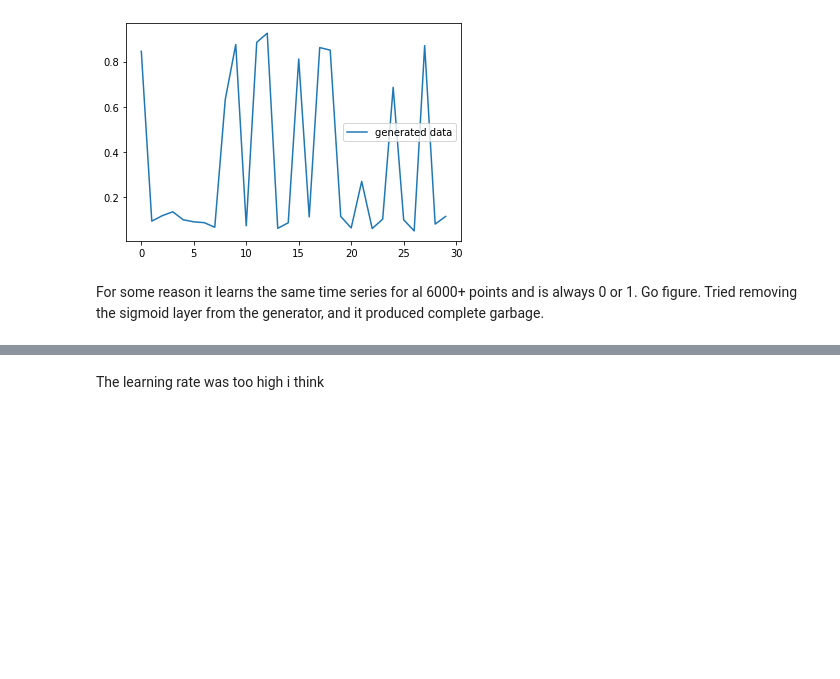
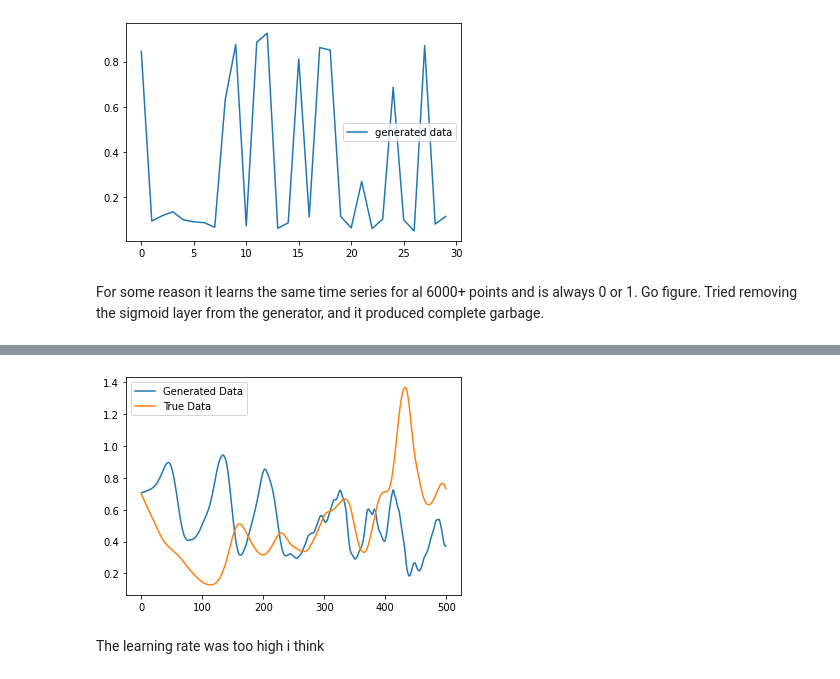
Before and after one commit to ofilion/financial-data-generation, a Jupyter notebook: Project.ipynb, the cells around one changed output, grey strips where cells are left out. Cells and saved outputs as stored; diff of their text form; code cells hidden in the pictures; blank space fills up the shorter version.

```diff
--- a/Project.ipynb
+++ b/Project.ipynb
@@ -274,3 +286,10 @@ epoch:  270 discriminator loss:  0.39642155170440674
+# %%
+plt.plot(gen_loss2)
+plt.plot(disc_loss2)
+plt.legend(["Generated Data", "True Data"])
+plt.show()
+# %% [output]
+[figure, added]
 # %% [markdown]
 The learning rate was too high i think
 # %%
```
Also changed, not shown: parts of 8 cells of this notebook.
